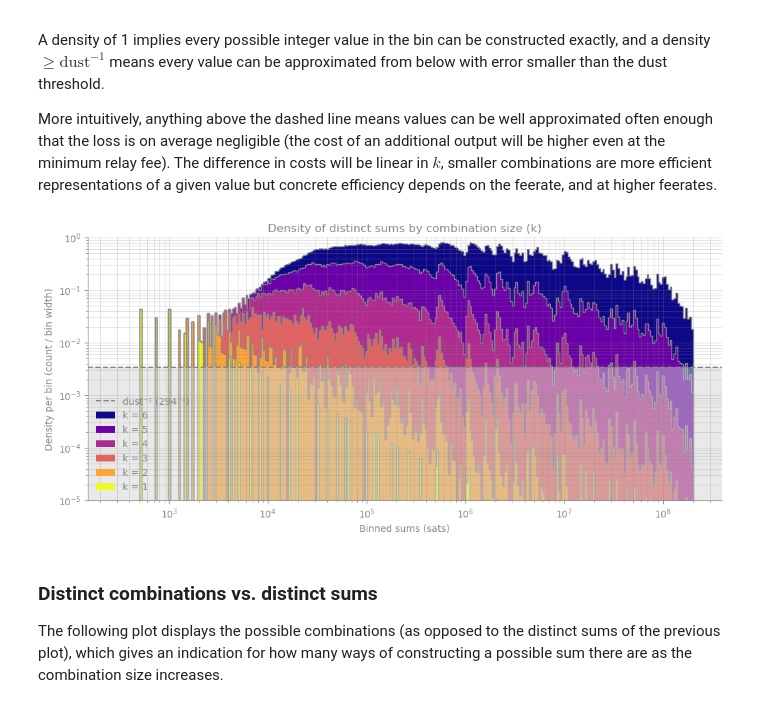
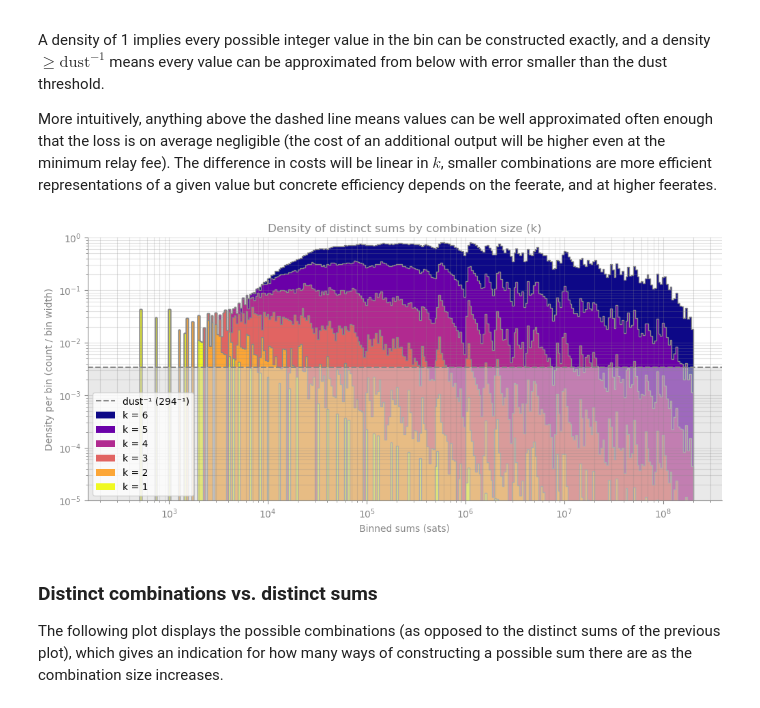
Before and after one commit to bc1cindy/docs, a Jupyter notebook: src/Denominations_and_gap_size_distributions.ipynb, the cells around one changed output. Cells and saved outputs as stored; diff of their text form; code cells hidden in the pictures.

Commit message:
restore the density plot's legend frame
The plot style turns legend frames off and makes their labels grey.
Over the dust band of this plot that left the labels unreadable on
dark pages, so this legend gets back its white frame and black labels.

```diff
--- a/src/Denominations_and_gap_size_distributions.ipynb
+++ b/src/Denominations_and_gap_size_distributions.ipynb
@@ -388,35 +388,35 @@ max_sum = max_combination_value
 log_bins = np.logspace(np.log10(min_sum), np.log10(max_sum), bins)
 
 plt.figure(figsize=(12, 5))
 
 colors = plt.cm.plasma(np.linspace(0, 1, max_combination_size))[::-1]
 
 # similar to density=True except there's no division by the total entry count,
 # which allows comparing the relative densities of different combination sizes
 for i in range(max_combination_size -1 , -1, -1):
     k = i + 1
     if len(log_bins) > 1:
         counts, bin_edges = np.histogram(sumsets[i], bins=log_bins)
         bin_widths = np.diff(bin_edges)
         density = counts / bin_widths
         plt.bar(bin_edges[:-1], density, width=bin_widths, color=colors[i], label=f'k = {k}', align='edge')
         plt.stairs(density, bin_edges, color='#888888', linewidth=1)
 
 plt.xscale('log')
 plt.yscale('log')
 plt.ylim(1e-5, 1)
 plt.xlabel('Binned sums (sats)')
 plt.ylabel('Density per bin (count / bin width)')
 plt.title(f'Density of distinct sums by combination size (k)')
 plt.axhline(y=1/dust, color='#888888', linestyle='--', label=f'dust⁻¹ ({dust}⁻¹)')
 
 plt.axhspan(ymin=0, ymax=1/dust, facecolor='lightgrey', alpha=0.5)
 
-plt.legend(loc='lower left')
+plt.legend(loc='lower left', frameon=True, facecolor='white', labelcolor='black')
 plt.grid(True, which='both', alpha=0.25)
 plt.show()
 # %% [output]
-[figure, old version]
+[figure, new version]
 # %% [markdown]
 ### Distinct combinations vs. distinct sums
 
```
